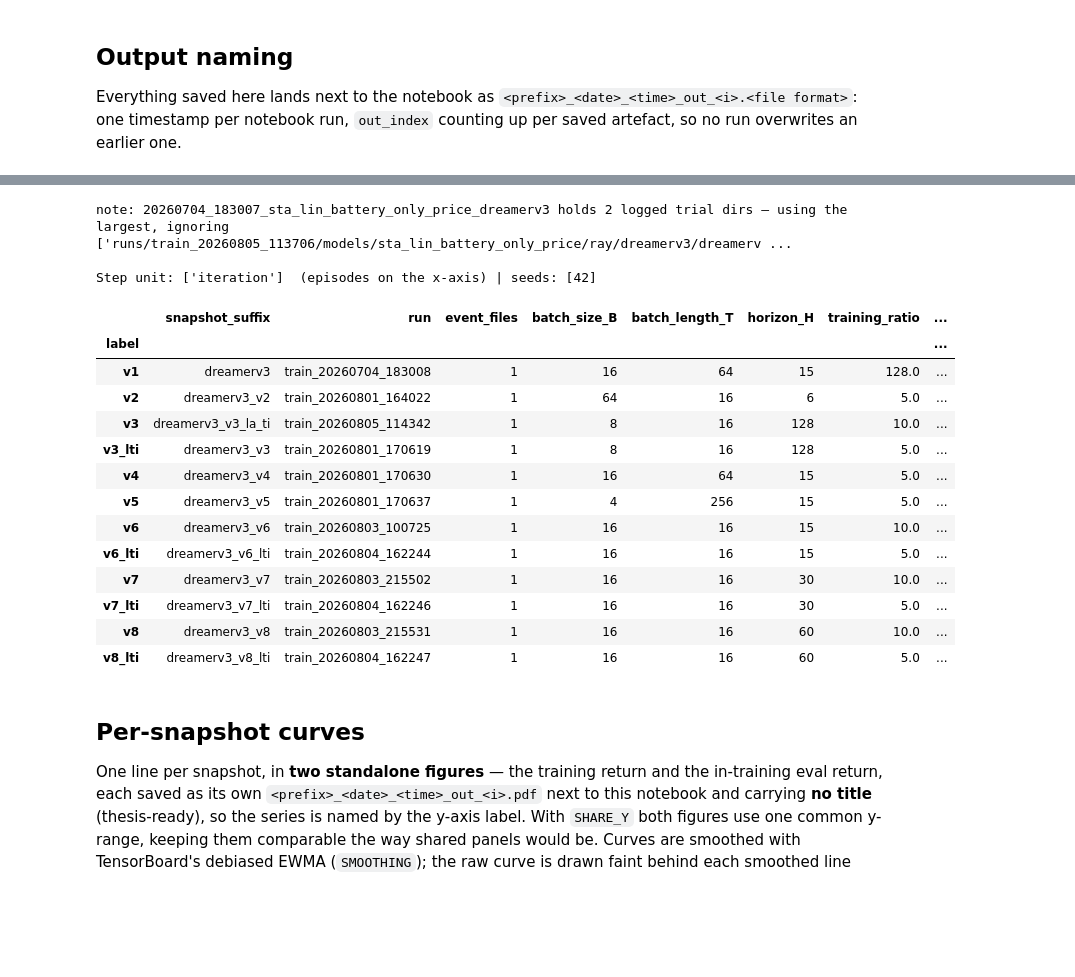
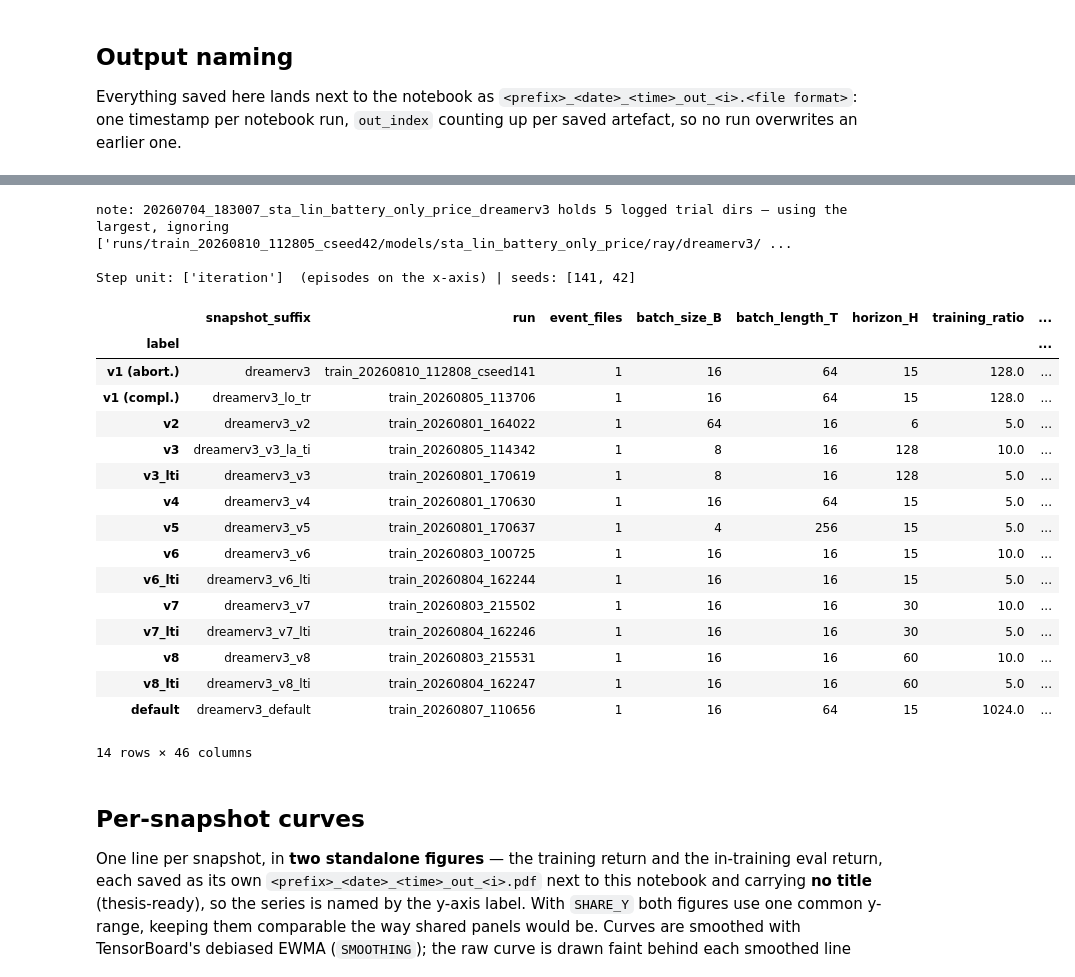
Before and after one commit to vince-pongracz/AdvBuildingGym, a Jupyter notebook: thesis_eval/2_base_bat_rbc_vs_rl/sps_train_return_convergence_snapshots.ipynb, the cells around one changed output, grey strips where cells are left out. Cells and saved outputs as stored; diff of their text form; code cells hidden in the pictures; blank space fills up the shorter version.

```diff
--- a/thesis_eval/2_base_bat_rbc_vs_rl/sps_train_return_convergence_snapshots.ipynb
+++ b/thesis_eval/2_base_bat_rbc_vs_rl/sps_train_return_convergence_snapshots.ipynb
@@ -83,7 +83,8 @@ ALGO_TYPE = "dreamerv3"
 SNAPSHOT_PREFIX = "snapshots/20260704_183007_sta_lin_battery_only_price_dreamerv3"
 
 SNAPSHOTS = [
-    {"path": f"{SNAPSHOT_PREFIX}",             "label": "v1",        "color": "#2a78d6", "linestyle": "-"},
+    {"path": f"{SNAPSHOT_PREFIX}",             "label": "v1 (abort.)",        "color": "#2a78d6", "linestyle": "-"},
+    {"path": f"{SNAPSHOT_PREFIX}_lo_tr",       "label": "v1 (compl.)",  "color": "#2a78d6", "linestyle": "--"},
     {"path": f"{SNAPSHOT_PREFIX}_v2",          "label": "v2",        "color": "#eb6834", "linestyle": "-"},
     # {"path": f"{SNAPSHOT_PREFIX}_v2_long_H",   "label": "v2_long_H", "color": "#eb6834", "linestyle": "--"},
     {"path": f"{SNAPSHOT_PREFIX}_v3_la_ti",    "label": "v3",        "color": "#1baf7a", "linestyle": "-"},
@@ -96,6 +97,7 @@ SNAPSHOTS = [
     {"path": f"{SNAPSHOT_PREFIX}_v7_lti",      "label": "v7_lti",    "color": "#4a3aa7", "linestyle": "--"},
     {"path": f"{SNAPSHOT_PREFIX}_v8",          "label": "v8",        "color": "#e34948", "linestyle": "-"},
     {"path": f"{SNAPSHOT_PREFIX}_v8_lti",      "label": "v8_lti",    "color": "#e34948", "linestyle": "--"},
+    {"path": f"{SNAPSHOT_PREFIX}_default",     "label": "default",   "color": "#6c0063ff", "linestyle": "-"},
 ]
 
 # A snapshot without any usable training log (e.g. a job still queued) is skipped with a
@@ -131,6 +133,12 @@ Y_CLIP_PERCENTILE = None
 X_AXIS = "episodes"
 EPISODE_LENGTH = 288  # env_meta.EPISODE_LENGTH of the trial; only used for env-step-indexed logs
 
+# Reference machine speed the corrected runtimes are expressed in, in milliseconds per
+# env.step(). Only ratios between snapshots carry meaning, so the value is a free scale; 1.0
+# keeps `train_h_norm` close to the wall-clock hours of an uncontended run. See the table
+# section below for what the correction does and what it assumes.
+REFERENCE_ENV_STEP_MS = 1.0
+
 # Filename prefix for the saved figures.
 OUT_PREFIX = f"{ALGO_TYPE}_snapshots_return"
 # %%
@@ -393,40 +532,65 @@ step_units = {record["scales"]["step_unit"] for record in records}
 print(f"\nStep unit: {sorted(step_units)}  ({X_AXIS} on the x-axis) | seeds: {sorted(seeds, key=str)}")
 
 
-# One table row per snapshot. `train_hours` is the run's wall-clock training time (Tune's
-# time_total_s); `h_per_1k_eps` divides it by the episodes reached, so a run that stopped
-# early is still comparable in cost per unit of experience.
+# One table row per snapshot. `train_hours` is the run's raw wall-clock training time (Tune's
+# time_total_s) and `h_per_1k_eps` divides it by the episodes reached, so a run that stopped
+# early is still comparable in cost per unit of experience. Both are node-dependent: the
+# `_norm` columns repeat them with the machine-speed correction applied (see _run_step_scales)
+# and are the ones to compare across snapshots that ran at different times or on different
+# nodes.
+#
+# Three timer distributions follow (median / mean / std / p5 / p10 / p25 / p75 / p90 / p95, ms):
+#   env_step_ms*    the machine-speed probe the correction divides by — one env.step(). Identical
+#                   work in every snapshot here, so its spread is contention, not configuration.
+#   learn_ms*       one gradient update. Configuration-dependent by design (B / T / H), so compare
+#                   it only between snapshots sharing those; within a run its spread is the same
+#                   contention the env probe sees.
+#   learn_iter_ms*  the same, multiplied by `updates_per_iter` — the learner time of a whole
+#                   iteration, which is the quantity `training_ratio` is meant to buy.
+PROBE_KEYS = (_timer_stat_keys("env_step_ms") + _timer_stat_keys("learn_ms")
+              + ("updates_per_iter",) + _timer_stat_keys("learn_iter_ms"))
+
+
 def _summary_row(record: dict) -> dict:
     last_step = float(record["curves"]["train"]["step"].iloc[-1])
     episodes = int(last_step * record["scales"]["episodes_per_step"])
     train_hours = record["scales"]["train_seconds"] / 3600.0
+    train_hours_normalised = record["scales"]["train_seconds_normalised"] / 3600.0
     return {
         "label": record["label"],
         "snapshot_suffix": record["snapshot"].replace("20260704_183007_sta_lin_battery_only_price_", ""),
         "run": record["run"],
         "event_files": record["event_files"],
         **{key: record["params"][key] for key in PARAM_KEYS},
         "last_step": int(last_step),
         "episodes": episodes,
         "train_points": len(record["curves"]["train"]),
         "eval_points": len(record["curves"]["eval"]),
+        **{key: round(record["scales"][key], 3) for key in PROBE_KEYS},
         "train_hours": round(train_hours, 2),
+        "train_h_norm": round(train_hours_normalised, 2),
         "h_per_1k_eps": round(1000.0 * train_hours / episodes, 3) if episodes else float("nan"),
+        "h_per_1k_eps_norm": round(1000.0 * train_hours_normalised / episodes, 3) if episodes else float("nan"),
         "final_train": round(float(record["smoothed_train"][-1]), 3),
         "final_eval": round(float(record["smoothed_eval"][-1]), 3),
         "max_eval": round(float(record["curves"]["eval"]["value"].max()), 3),
     }
 
 
 summary = pd.DataFrame([_summary_row(record) for record in records]).set_index("label")
+# summary_table_out_path_tex = next_out_path("tex")
+# summary.to_latex(summary_table_out_path_tex)
+summary_table_out_path_csv = next_out_path("csv")
+summary.to_csv(summary_table_out_path_csv)
 summary
 # %% [output]
-note: 20260704_183007_sta_lin_battery_only_price_dreamerv3 holds 2 logged trial dirs — using the largest, ignoring ['runs/train_20260805_113706/models/sta_lin_battery_only_price/ray/dreamerv3/dreamerv ...
+note: 20260704_183007_sta_lin_battery_only_price_dreamerv3 holds 5 logged trial dirs — using the largest, ignoring ['runs/train_20260810_112805_cseed42/models/sta_lin_battery_only_price/ray/dreamerv3/ ...
 
-Step unit: ['iteration']  (episodes on the x-axis) | seeds: [42]
+Step unit: ['iteration']  (episodes on the x-axis) | seeds: [141, 42]
 |  | snapshot_suffix | run | event_files | batch_size_B | batch_length_T | horizon_H | training_ratio | ... |
 | label |  |  |  |  |  |  |  | ... |
-| v1 | dreamerv3 | train_20260704_183008 | 1 | 16 | 64 | 15 | 128.0 | ... |
+| v1 (abort.) | dreamerv3 | train_20260810_112808_cseed141 | 1 | 16 | 64 | 15 | 128.0 | ... |
+| v1 (compl.) | dreamerv3_lo_tr | train_20260805_113706 | 1 | 16 | 64 | 15 | 128.0 | ... |
 | v2 | dreamerv3_v2 | train_20260801_164022 | 1 | 64 | 16 | 6 | 5.0 | ... |
 | v3 | dreamerv3_v3_la_ti | train_20260805_114342 | 1 | 8 | 16 | 128 | 10.0 | ... |
 | v3_lti | dreamerv3_v3 | train_20260801_170619 | 1 | 8 | 16 | 128 | 5.0 | ... |
@@ -438,6 +602,8 @@ Step unit: ['iteration']  (episodes on the x-axis) | seeds: [42]
 | v7_lti | dreamerv3_v7_lti | train_20260804_162246 | 1 | 16 | 16 | 30 | 5.0 | ... |
 | v8 | dreamerv3_v8 | train_20260803_215531 | 1 | 16 | 16 | 60 | 10.0 | ... |
 | v8_lti | dreamerv3_v8_lti | train_20260804_162247 | 1 | 16 | 16 | 60 | 5.0 | ... |
+| default | dreamerv3_default | train_20260807_110656 | 1 | 16 | 64 | 15 | 1024.0 | ... |
+14 rows × 46 columns
 # %% [markdown]
 ## Per-snapshot curves
 
```
Also changed, not shown: parts of 8 cells of this notebook, 28 other files.
